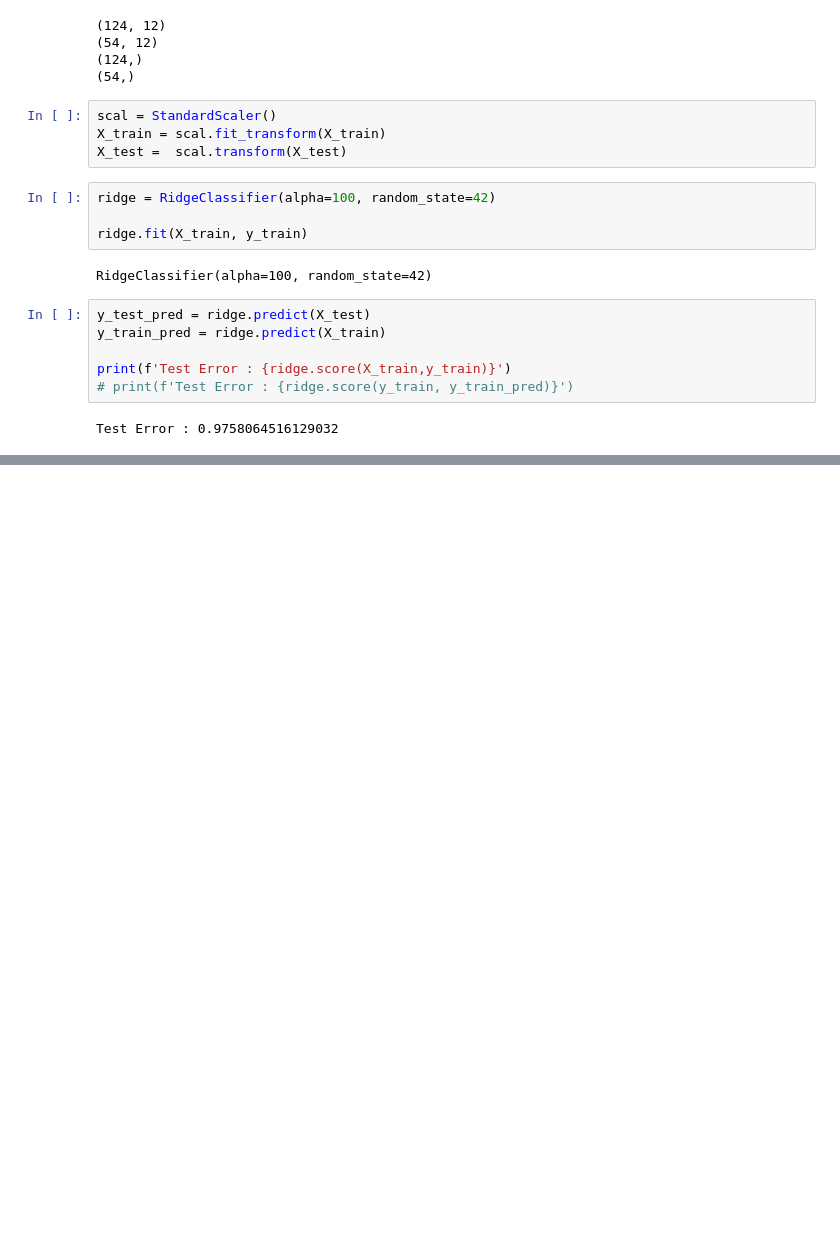
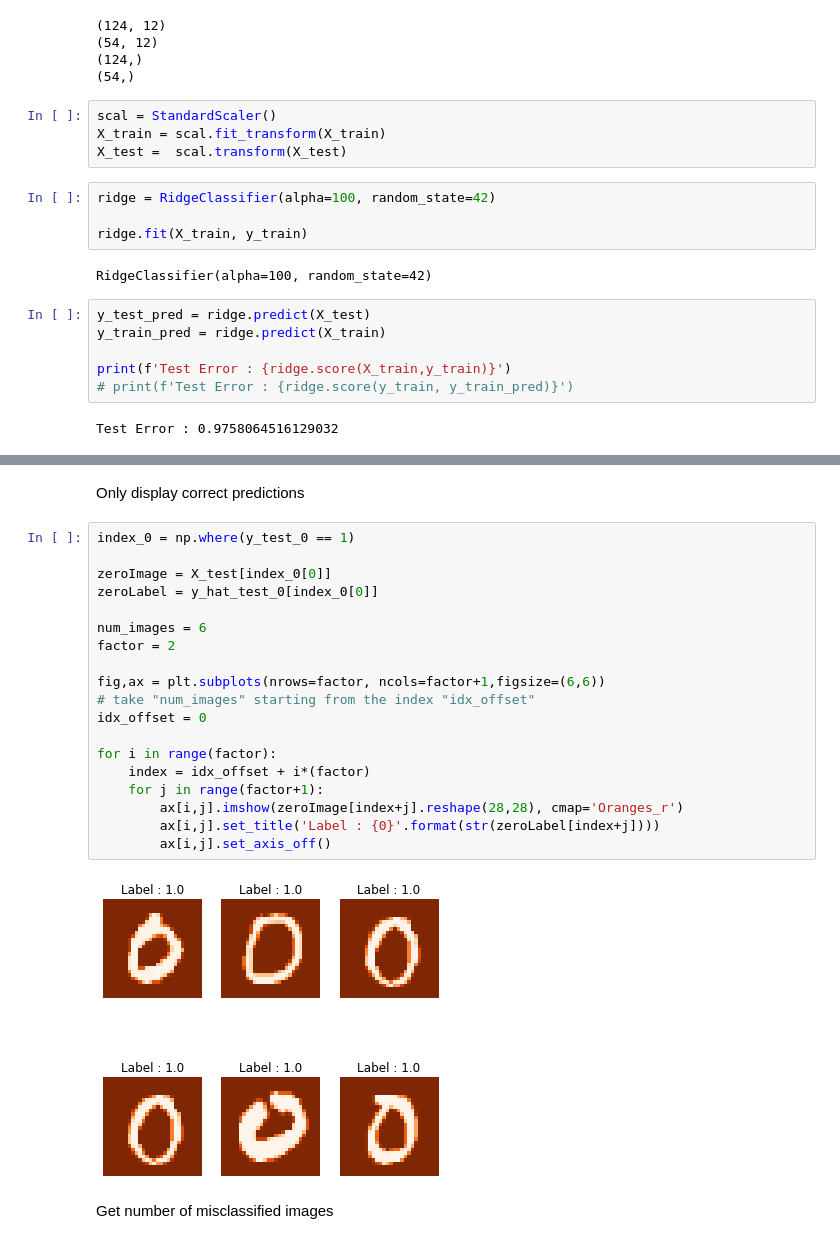
Before and after one commit to Aditya9790/Machine-Learning, a Jupyter notebook: Sklearn.ipynb, the cells around one changed output, grey strips where cells are left out. Saved outputs shown, nothing was run; the diff lists cells and outputs as text; blank space fills up the shorter version.

```diff
--- a/Sklearn.ipynb
+++ b/Sklearn.ipynb
@@ -912,0 +1098,25 @@ Test Error : 0.9758064516129032
+# %% [markdown]
+Only display correct predictions
+# %%
+index_0 = np.where(y_test_0 == 1)
+
+zeroImage = X_test[index_0[0]]
+zeroLabel = y_hat_test_0[index_0[0]]
+
+num_images = 6
+factor = 2
+
+fig,ax = plt.subplots(nrows=factor, ncols=factor+1,figsize=(6,6))
+# take "num_images" starting from the index "idx_offset"
+idx_offset = 0
+
+for i in range(factor):
+    index = idx_offset + i*(factor)
+    for j in range(factor+1):
+        ax[i,j].imshow(zeroImage[index+j].reshape(28,28), cmap='Oranges_r')
+        ax[i,j].set_title('Label : {0}'.format(str(zeroLabel[index+j])))
+        ax[i,j].set_axis_off()
+# %% [output]
+[figure, added]
+# %% [markdown]
+Get number of misclassified images
```
Also changed, not shown: parts of 57 cells of this notebook.
